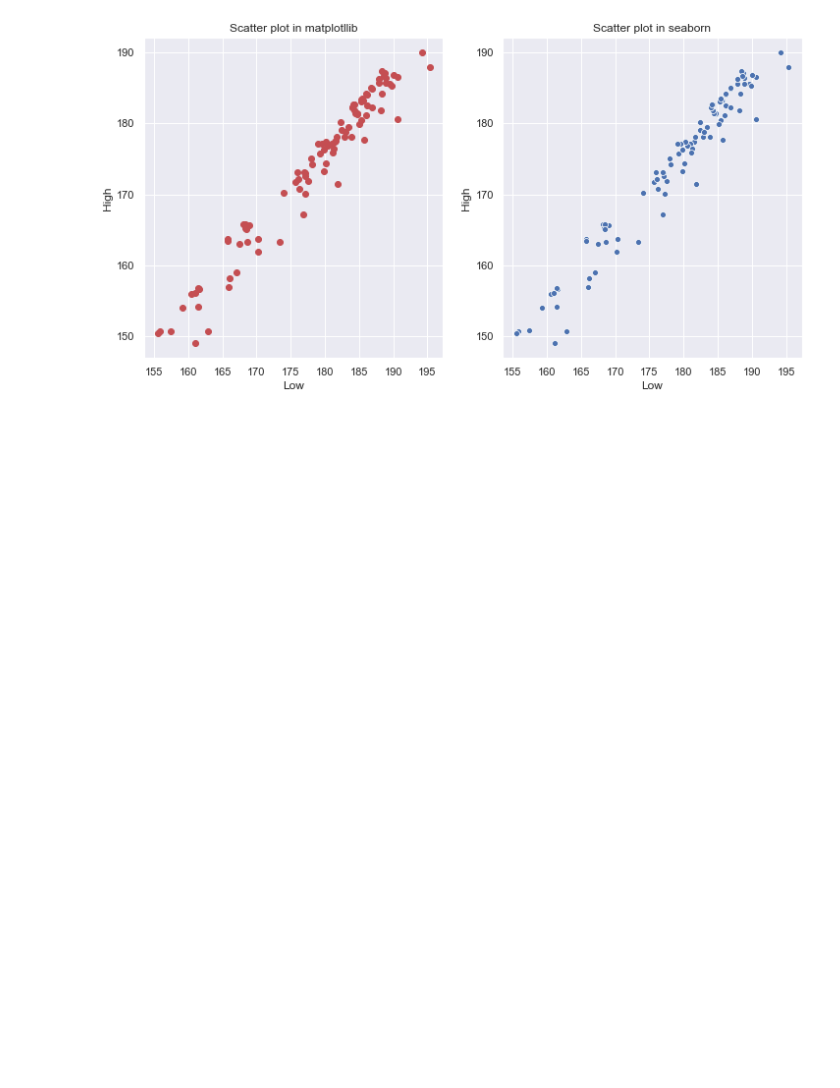
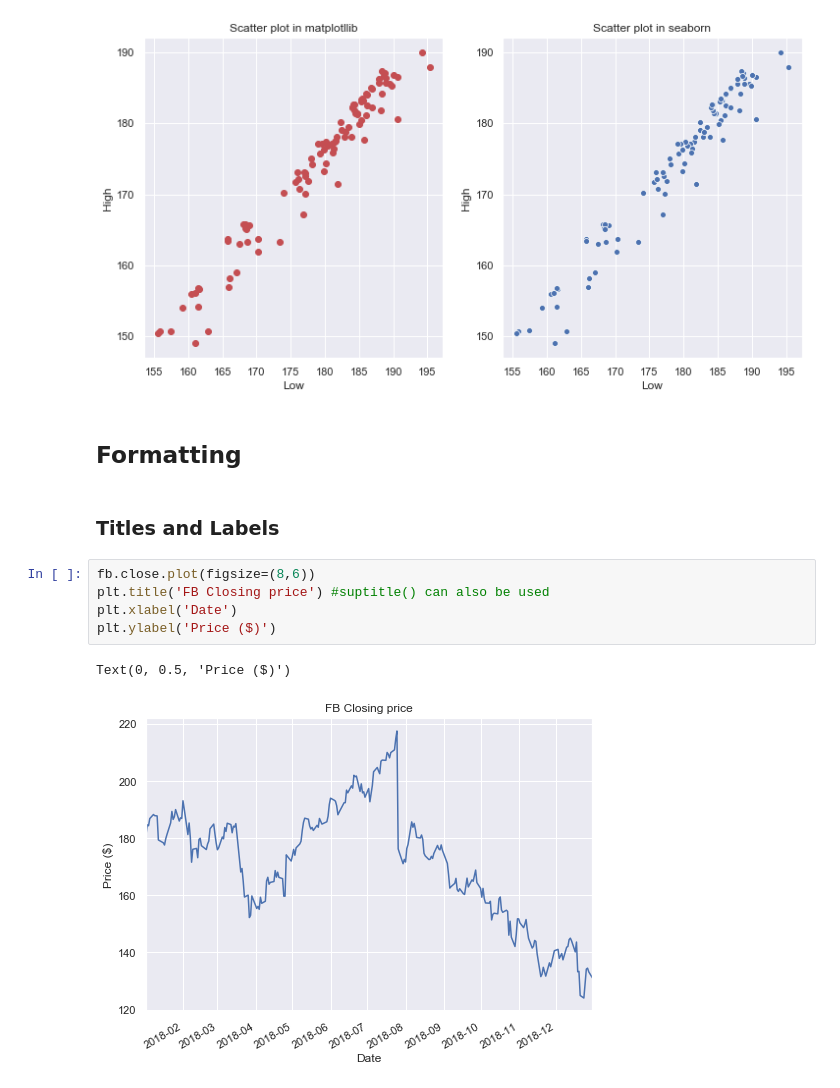
Before and after one commit to adityarj-pazuzu/Data-Visualization, a Jupyter notebook: Data Visualization using Matplotlib and Seaborn.ipynb, the cells around one changed output. Saved outputs shown, nothing was run; the diff lists cells and outputs as text; blank space fills up the shorter version.

Commit message:
Added formatting techniques
Formatting of titles, labels, axes, legends, scales
Customizing visualizations - reference lines, shading regions, filling curves, annotation

```diff
--- a/Data Visualization using Matplotlib and Seaborn.ipynb
+++ b/Data Visualization using Matplotlib and Seaborn.ipynb
@@ -410,3 +411,15 @@ ax[1].set_xlabel('Low')
 # %% [output]
 Text(0.5, 0, 'Low')
 [figure]
+# %% [markdown]
+## Formatting
+# %% [markdown]
+### Titles and Labels
+# %%
+fb.close.plot(figsize=(8,6))
+plt.title('FB Closing price') #suptitle() can also be used
+plt.xlabel('Date')
+plt.ylabel('Price ($)')
+# %% [output]
+Text(0, 0.5, 'Price ($)')
+[figure, added]
```
Also changed, not shown: parts of 50 cells of this notebook.
